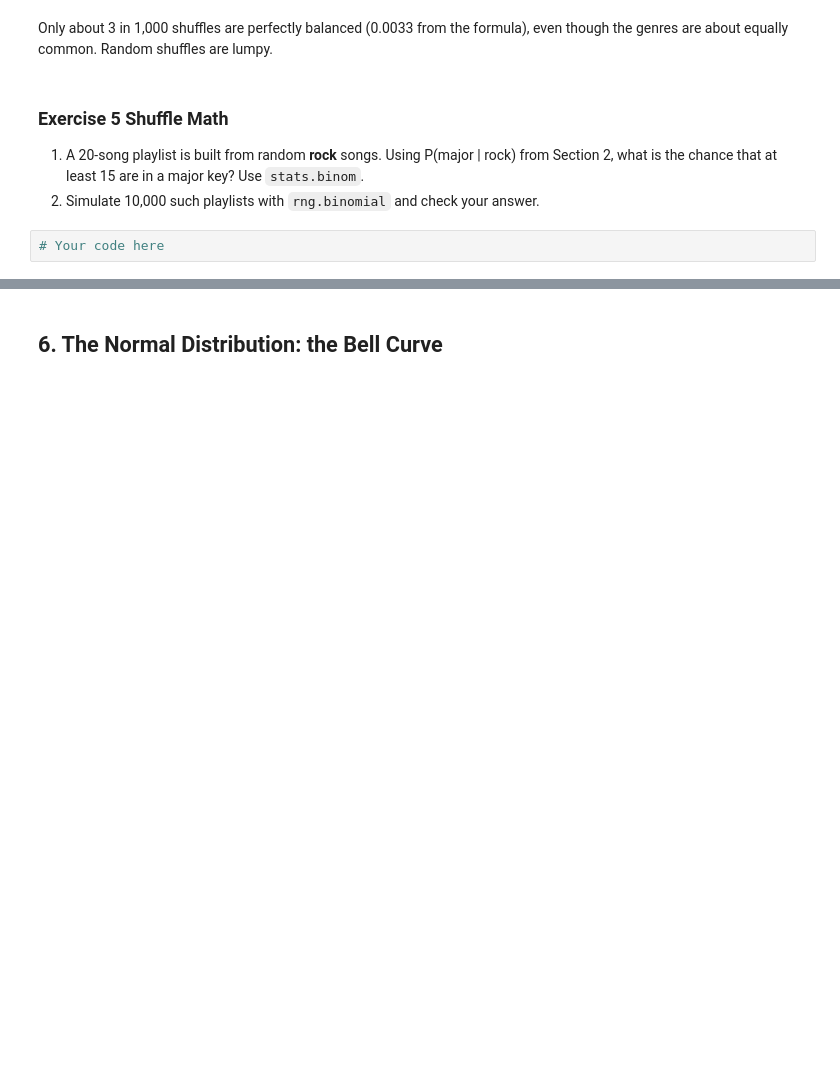
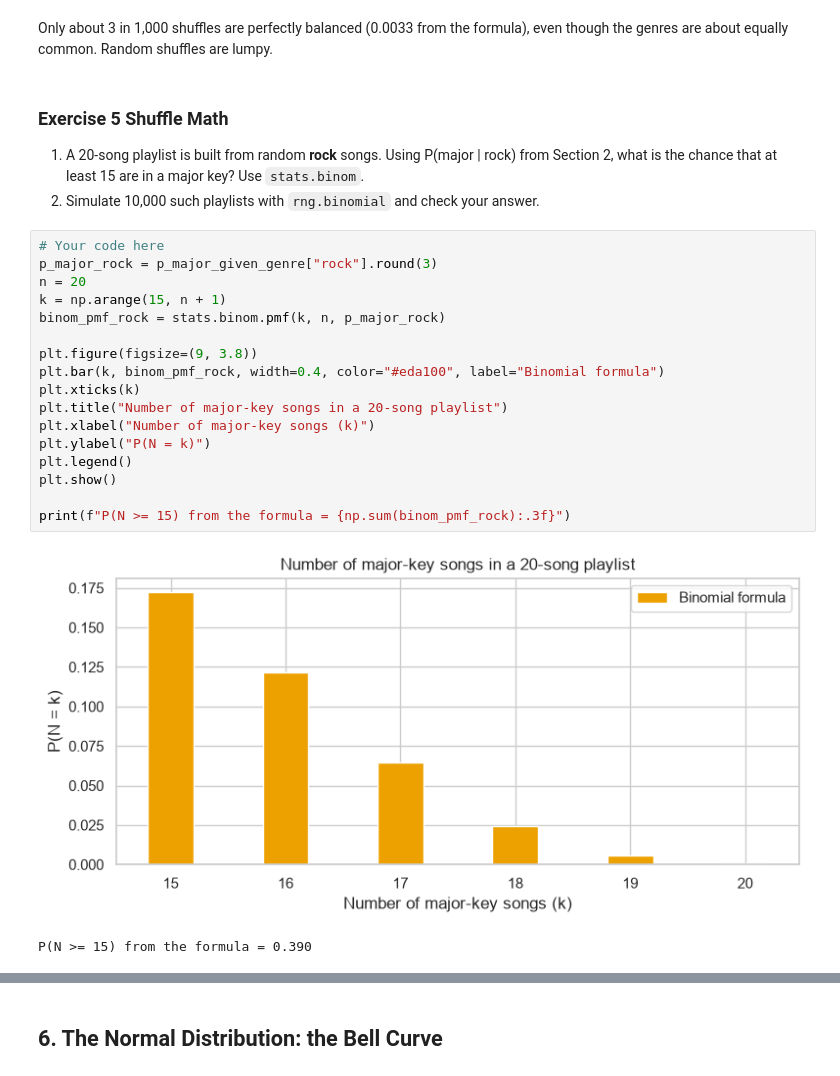
Before and after one commit to ansonwang05/NYU-Tandon-Career-Hub-Fall-2026-Data-Science-Bootcamp, a Jupyter notebook: Week_7/Code/Week 7.ipynb, the cells around one changed output, grey strips where cells are left out. Cells and saved outputs as stored; diff of their text form; blank space fills up the shorter version.

```diff
--- a/Week_7/Code/Week 7.ipynb
+++ b/Week_7/Code/Week 7.ipynb
@@ -895,3 +895,21 @@ Only about 3 in 1,000 shuffles are perfectly balanced (0.0033 from the formula),
 2. Simulate 10,000 such playlists with `rng.binomial` and check your answer.
 # %%
 # Your code here
+p_major_rock = p_major_given_genre["rock"].round(3)
+n = 20
+k = np.arange(15, n + 1)
+binom_pmf_rock = stats.binom.pmf(k, n, p_major_rock)
+
+plt.figure(figsize=(9, 3.8))
+plt.bar(k, binom_pmf_rock, width=0.4, color="#eda100", label="Binomial formula")
+plt.xticks(k)
+plt.title("Number of major-key songs in a 20-song playlist")
+plt.xlabel("Number of major-key songs (k)")
+plt.ylabel("P(N = k)")
+plt.legend()
+plt.show()
+
+print(f"P(N >= 15) from the formula = {np.sum(binom_pmf_rock):.3f}")
+# %% [output]
+[figure, added]
+P(N >= 15) from the formula = 0.390
```
Also changed, not shown: parts of 5 cells of this notebook.
